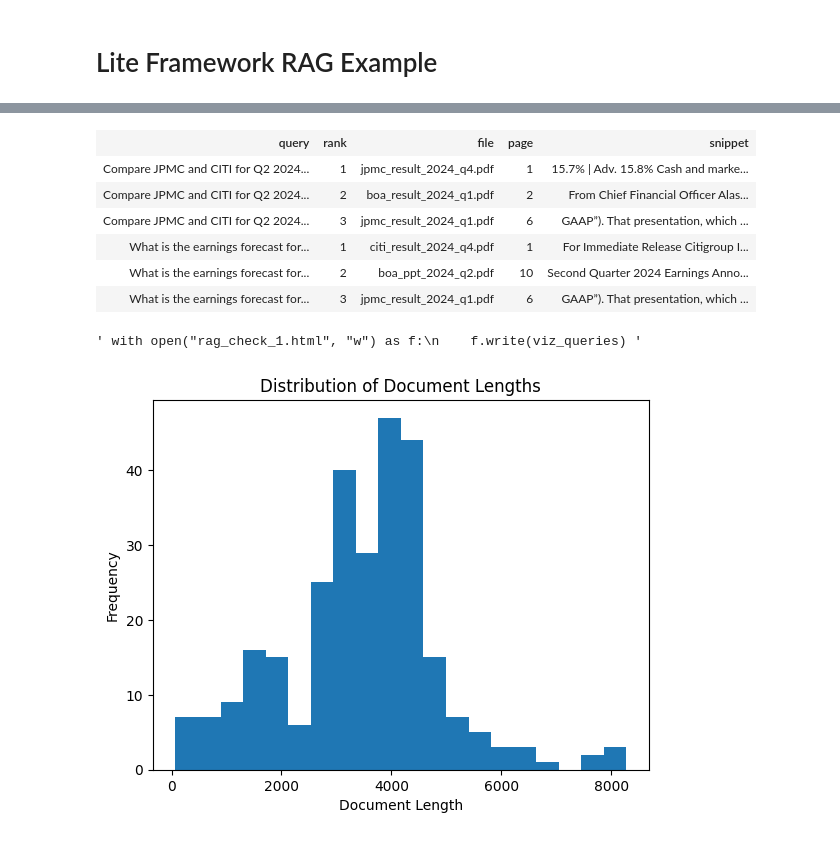
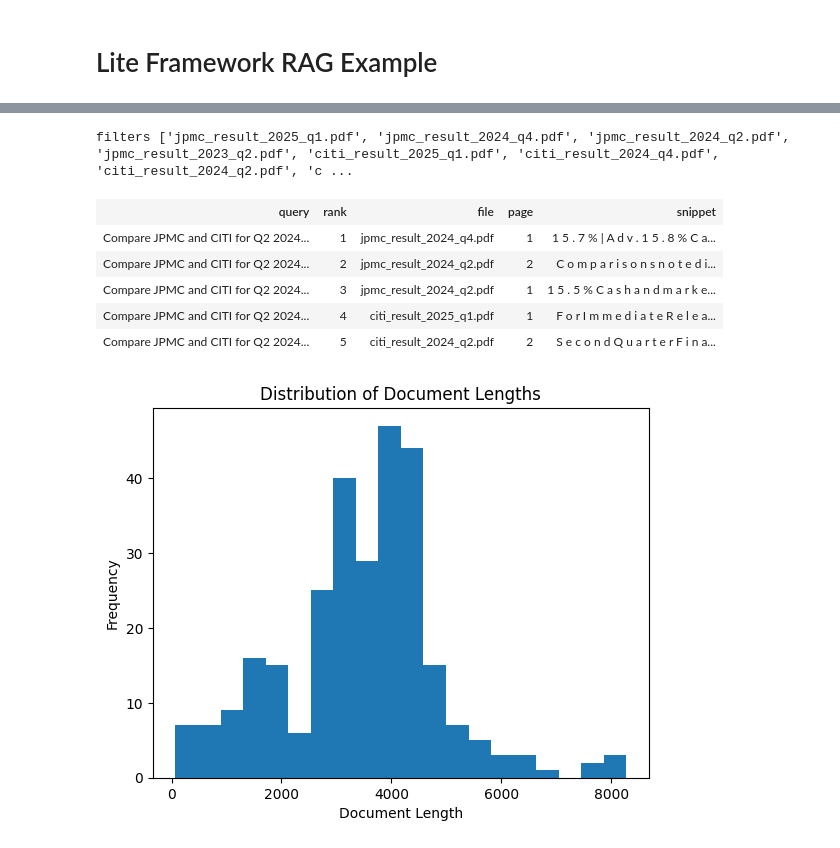
Before and after one commit to nitishkthakur/PublicReportResearch, a Jupyter notebook: RAG_lite_framework.ipynb, the cells around one changed output, grey strips where cells are left out. Cells and saved outputs as stored; diff of their text form; code cells hidden in the pictures.

Commit message:
RAG with Filter

```diff
--- a/RAG_lite_framework.ipynb
+++ b/RAG_lite_framework.ipynb
@@ -25,0 +78,15 @@ def extract_html_part(text: str) -> str:
+# %%
+def create_filenames_for_filter(str_op):
+    """
+    Create filenames for the filter based on the structured output.
+    """
+    question = str_op['expanded_question']
+    year_quarters = str_op['year_quarters']
+    metrics = str_op['metrics']
+    companies = str_op['companies']
+
+    filenames = [comp + "_result_" + year_quarter + ".pdf" for comp in companies for year_quarter in year_quarters]
+
+    return filenames
+
+create_filenames_for_filter(strop)
@@ -51,18 +119,18 @@ Vector store saved to rag_index
-# %%
-viz_queries = rag.evaluate_queries(queries=["Compare JPMC and CITI for Q2 2024 earnings", "What is the earnings forecast for CITI in Q4 2024"], top_n=3)
-
-# save this as html
-""" with open("rag_check_1.html", "w") as f:
-    f.write(viz_queries) """
-# %% [output]
-| query | rank | file | page | snippet |
-| Compare JPMC and CITI for Q2 2024... | 1 | jpmc_result_2024_q4.pdf | 1 | 15.7% | Adv. 15.8% Cash and marke... |
-| Compare JPMC and CITI for Q2 2024... | 2 | boa_result_2024_q1.pdf | 2 | From Chief Financial Officer Alas... |
-| Compare JPMC and CITI for Q2 2024... | 3 | jpmc_result_2024_q1.pdf | 6 | GAAP”). That presentation, which ... |
-| What is the earnings forecast for... | 1 | citi_result_2024_q4.pdf | 1 | For Immediate Release Citigroup I... |
-| What is the earnings forecast for... | 2 | boa_ppt_2024_q2.pdf | 10 | Second Quarter 2024 Earnings Anno... |
-| What is the earnings forecast for... | 3 | jpmc_result_2024_q1.pdf | 6 | GAAP”). That presentation, which ... |
-' with open("rag_check_1.html", "w") as f:\n    f.write(viz_queries) '
+# %%
+question = "Compare JPMC and CITI for Q2 2024 earnings"
+strop = structured_output(model = "qwen3:4b", schema_model = SchemaModel, prompt = question, system_instructions= system_instr, history = "")
+filters = create_filenames_for_filter(strop)
+print("filters", filters)
+
+viz_queries = rag.evaluate_queries(queries=["Compare JPMC and CITI for Q2 2024 earnings"], filters = [filters], top_n=15)
+# %% [output]
+filters ['jpmc_result_2025_q1.pdf', 'jpmc_result_2024_q4.pdf', 'jpmc_result_2024_q2.pdf', 'jpmc_result_2023_q2.pdf', 'citi_result_2025_q1.pdf', 'citi_result_2024_q4.pdf', 'citi_result_2024_q2.pdf', 'c ...
+| query | rank | file | page | snippet |
+| Compare JPMC and CITI for Q2 2024... | 1 | jpmc_result_2024_q4.pdf | 1 | 1 5 . 7 % | A d v . 1 5 . 8 % C a... |
+| Compare JPMC and CITI for Q2 2024... | 2 | jpmc_result_2024_q2.pdf | 2 | C o m p a r i s o n s n o t e d i... |
+| Compare JPMC and CITI for Q2 2024... | 3 | jpmc_result_2024_q2.pdf | 1 | 1 5 . 5 % C a s h a n d m a r k e... |
+| Compare JPMC and CITI for Q2 2024... | 4 | citi_result_2025_q1.pdf | 1 | F o r I m m e d i a t e R e l e a... |
+| Compare JPMC and CITI for Q2 2024... | 5 | citi_result_2024_q2.pdf | 2 | S e c o n d Q u a r t e r F i n a... |
 # %%
 # Visualize the distribution of document lengths
 import matplotlib.pyplot as plt
```
Also changed, not shown: parts of 4 cells of this notebook, 5 other files.
